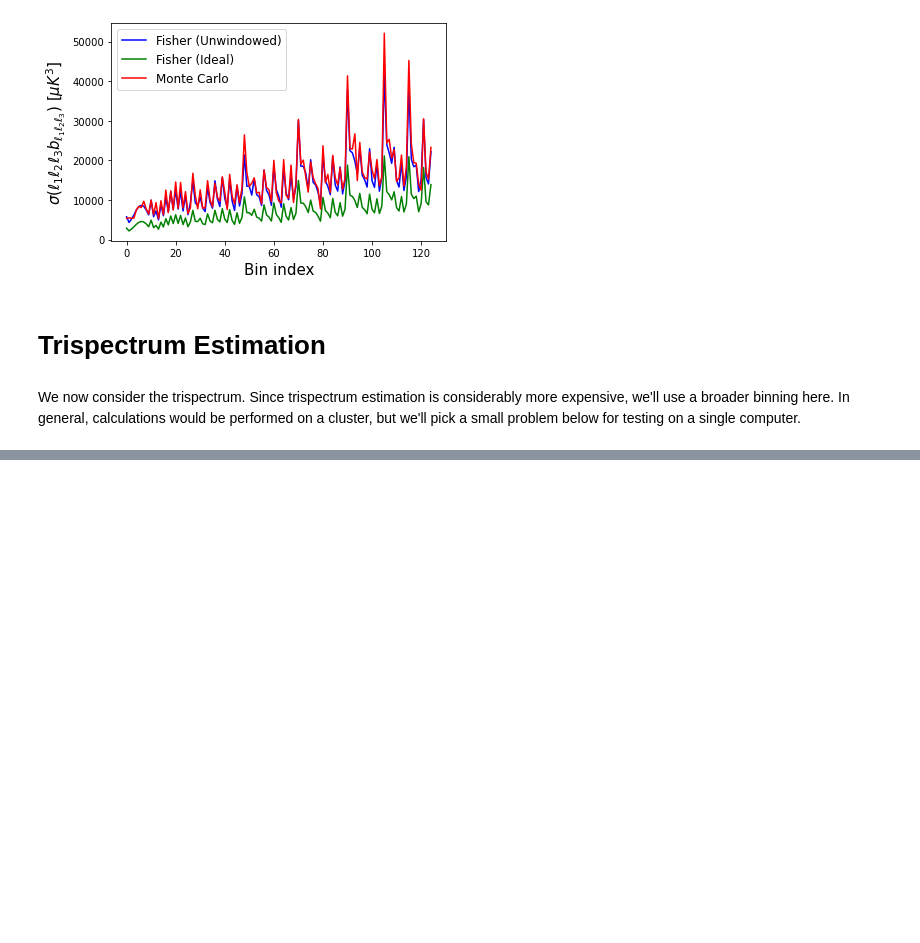
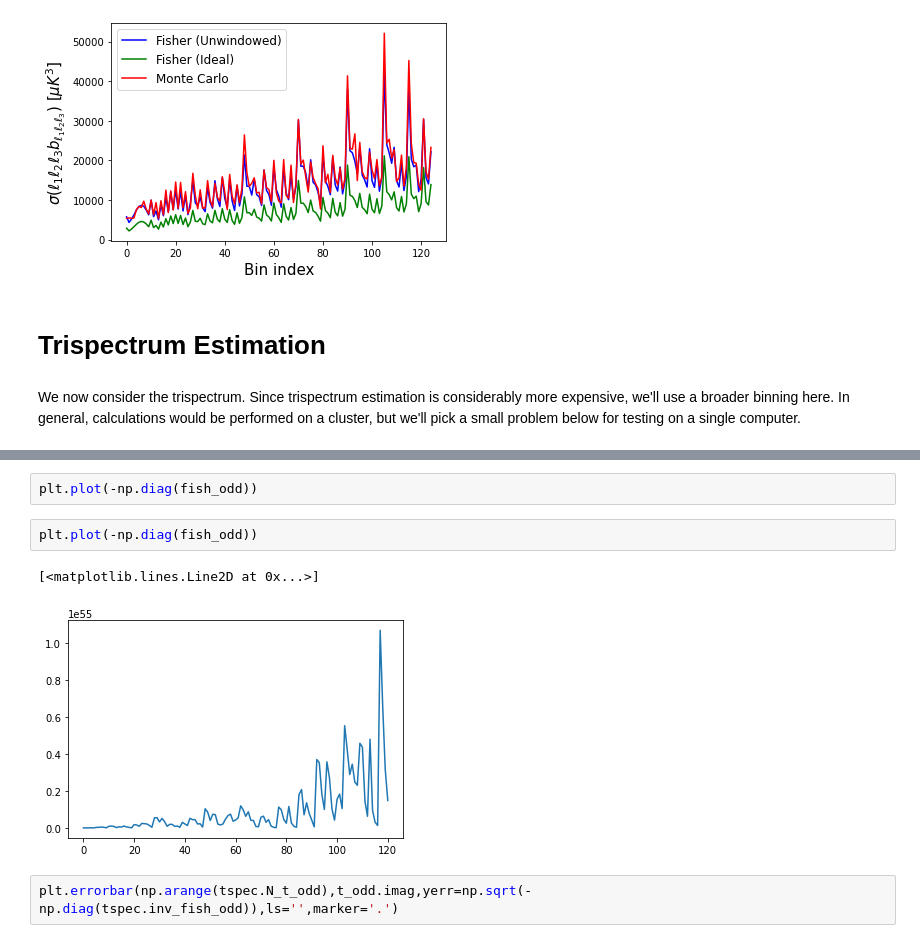
Before and after one commit to oliverphilcox/PolyBin, a Jupyter notebook: Tutorial.ipynb, the cells around one changed output, grey strips where cells are left out. Drawn from its saved outputs; the diff is of its cells as text; blank space fills up the shorter version.

```diff
--- a/Tutorial.ipynb
+++ b/Tutorial.ipynb
@@ -533,0 +570,9 @@ Binning: 3 bins in [5, 20]
+# %%
+plt.plot(-np.diag(fish_odd))
+# %%
+plt.plot(-np.diag(fish_odd))
+# %% [output]
+[<matplotlib.lines.Line2D at 0x...>]
+[figure, added]
+# %%
+plt.errorbar(np.arange(tspec.N_t_odd),t_odd.imag,yerr=np.sqrt(-np.diag(tspec.inv_fish_odd)),ls='',marker='.')
```
Also changed, not shown: parts of 36 cells of this notebook, 3 other files.
